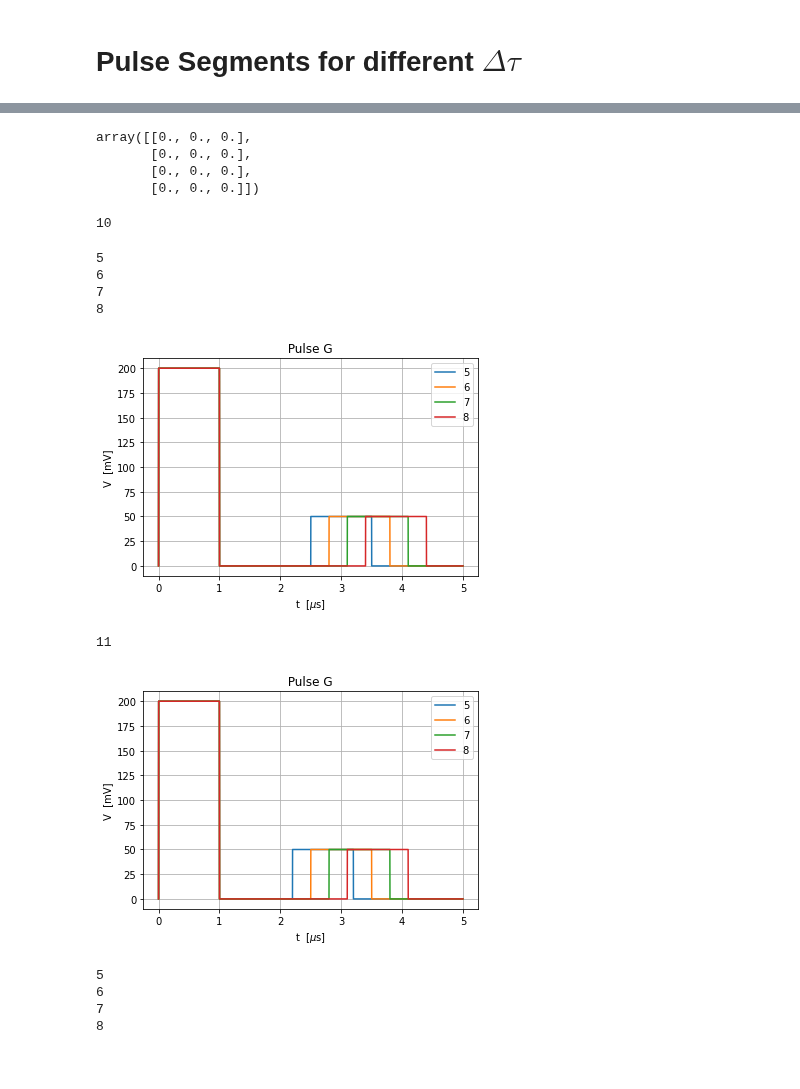
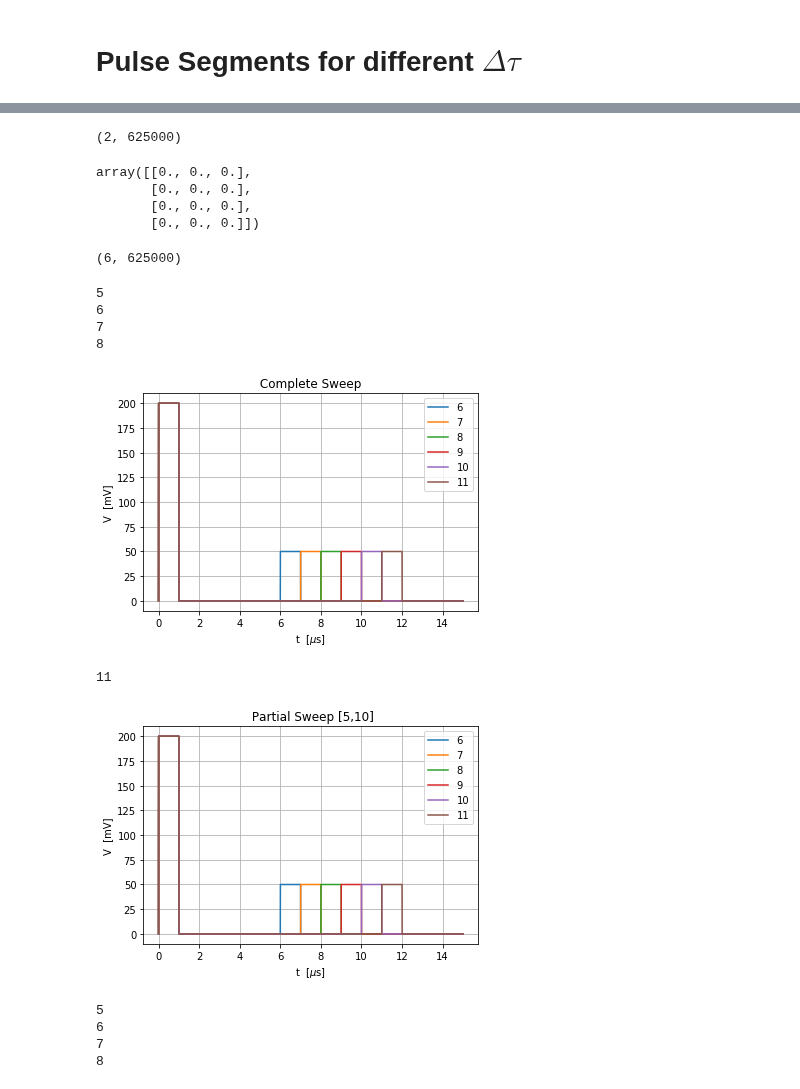
Before and after one commit to Holcan/STM, a Jupyter notebook: M8190/mechanicus.ipynb, the cells around one changed output, grey strips where cells are left out. Drawn from its saved outputs; the diff is of its cells as text; code cells hidden in the pictures.

Commit message:
itertion
Sweep ioteration at different sweep steps

```diff
--- a/M8190/mechanicus.ipynb
+++ b/M8190/mechanicus.ipynb
@@ -916,0 +899,9 @@ aar[1-10]
+# %%
+start = time.time()
+
+obo2,tom = Tau(Pulses_List,10,15,625000,5,10)
+#Data_Frames = TDF_CVS(obo,AWG_S1,'A')
+
+end = time.time()
+
+print(end - start)
@@ -916,0 +910,9 @@ aar[1-10]
+# %%
+start = time.time()
+
+obo3,tom = Tau(Pulses_List,10,15,625000,5,6)
+#Data_Frames = TDF_CVS(obo,AWG_S1,'A')
+
+end = time.time()
+
+print(end - start)
@@ -917,3 +940,7 @@ aar[1-10]
+# %%
+obo3.shape
+# %% [output]
+(2, 625000)
 # %%
 np.zeros((abs(5-8)+1,3))
 # %% [output]
@@ -923,10 +950,10 @@ array([[0., 0., 0.],
        [0., 0., 0.]])
 # %%
 khe = np.array([1,2,3,4,5,6,7,8,9,10])
-# %%
-khe[-1]
-# %% [output]
-10
+# %%
+obo2.shape
+# %% [output]
+(6, 625000)
 # %%
 for i in range(5,8+1):
     print(i)
@@ -941,21 +968,21 @@ Data_Frames
 fig,ax= plt.subplots()
 
 ax.grid(True)
-plt.plot(tom,obo[0],label= '5')
-plt.plot(tom,obo[1],label= '6')
-plt.plot(tom,obo[2],label= '7')
-plt.plot(tom,obo[3],label= '8')
-#plt.plot(tom,obo[8],label= '4')
-#plt.plot(tom,obo[9],label= '5')
-#plt.plot(tom,obo[10],label= '10')
+#plt.plot(tom,obo[4],label= '5')
+plt.plot(tom,obo[5],label= '6')
+plt.plot(tom,obo[6],label= '7')
+plt.plot(tom,obo[7],label= '8')
+plt.plot(tom,obo[8],label= '9')
+plt.plot(tom,obo[9],label= '10')
+plt.plot(tom,obo[10],label= '11')
 ax.set_ylabel('V  [mV]')
 ax.set_xlabel('t  [$\mu$s]')
-ax.set_title(' Pulse G ')
+ax.set_title(' Complete Sweep ')
 ax.legend(loc=0)
 plt.show()
 #fig.savefig('Pulse_sweep_t=20',optimize=True,bbox_inches='tight')
 # %% [output]
-[figure, old version]
+[figure, new version]
 # %%
 len(obo)
 # %% [output]
@@ -963,22 +990,22 @@ len(obo)
 # %%
 fig,ax= plt.subplots()
 
 ax.grid(True)
-plt.plot(tom,obo[4],label= '5')
-plt.plot(tom,obo[5],label= '6')
-plt.plot(tom,obo[6],label= '7')
-plt.plot(tom,obo[7],label= '8')
-#plt.plot(tom,obo[8],label= '4')
-#plt.plot(tom,obo[9],label= '5')
+plt.plot(tom,obo2[0],label= '6')
+plt.plot(tom,obo2[1],label= '7')
+plt.plot(tom,obo2[2],label= '8')
+plt.plot(tom,obo2[3],label= '9')
+plt.plot(tom,obo2[4],label= '10')
+plt.plot(tom,obo2[5],label= '11')
 #plt.plot(tom,obo[10],label= '10')
 ax.set_ylabel('V  [mV]')
 ax.set_xlabel('t  [$\mu$s]')
-ax.set_title(' Pulse G ')
+ax.set_title(' Partial Sweep [5,10]')
 ax.legend(loc=0)
 plt.show()
 #fig.savefig('Pulse_sweep_t=20',optimize=True,bbox_inches='tight')
 # %% [output]
-[figure, old version]
+[figure, new version]
 # %%
 for i in range(5,8+1):
     print(i)
```
Also changed, not shown: parts of 8 cells of this notebook, 1 other file.
